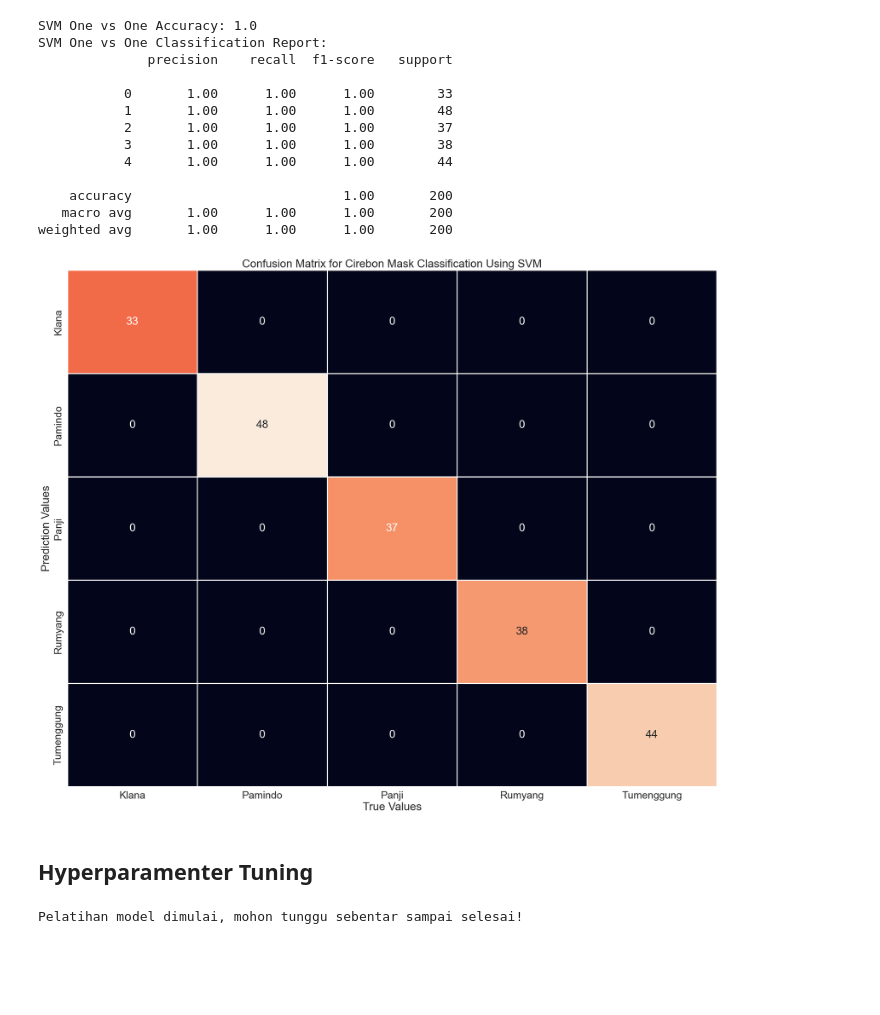
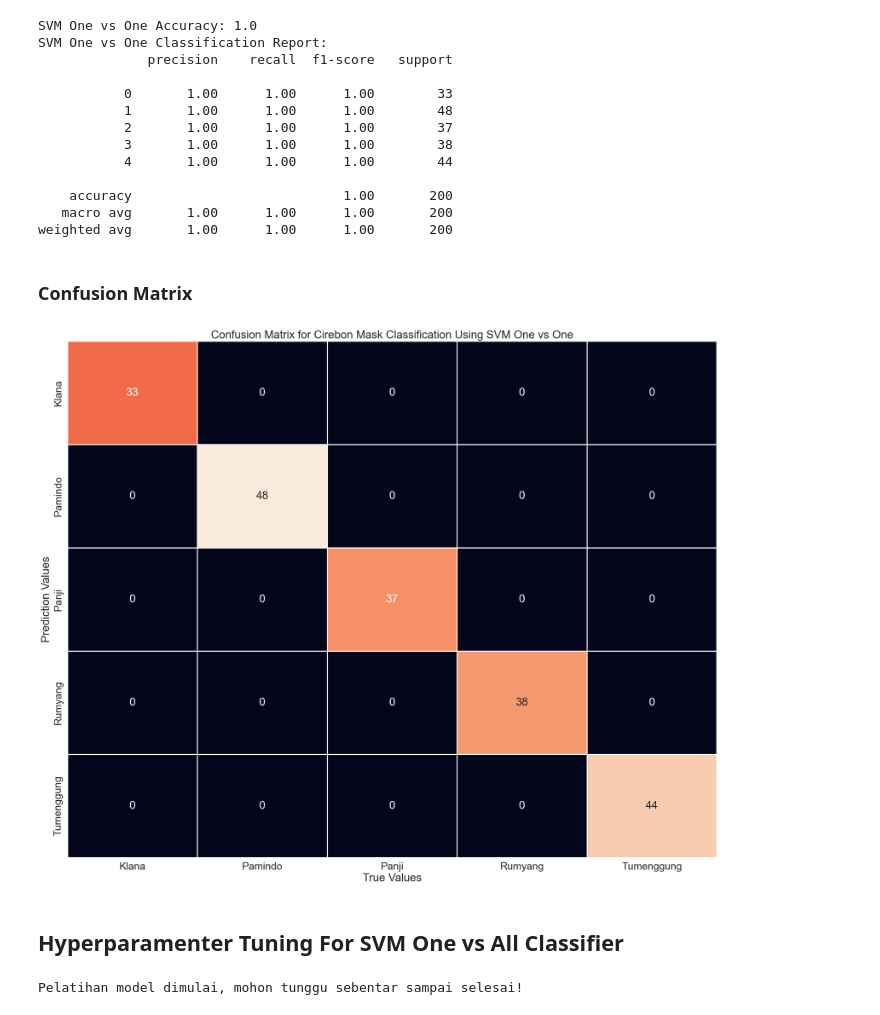
Before and after one commit to fendy07/cirebon_mask, a Jupyter notebook: SVM_Cirebon.ipynb, the cells around one changed output. Saved outputs shown, nothing was run; the diff lists cells and outputs as text; code cells hidden in the pictures; blank space fills up the shorter version.

```diff
--- a/SVM_Cirebon.ipynb
+++ b/SVM_Cirebon.ipynb
@@ -109,5 +136,5 @@ Data Testing :  (200, 28) (200,)
 # %%
 # Modelling with SVM One vs One
-model_svm = SVC(kernel='linear', decision_function_shape='ovo')
+model_svm = SVC(kernel='linear', decision_function_shape='ovo', probability=True)
 model_svm.fit(X_train, y_train)
 # %% [output]
@@ -139,29 +196,31 @@ SVM One vs One Classification Report:
     accuracy                           1.00       200
    macro avg       1.00      1.00      1.00       200
 weighted avg       1.00      1.00      1.00       200
+# %% [markdown]
+### Confusion Matrix
 # %%
 # Confusion Matrix
 class_names = ['Klana',
                'Pamindo',
                'Panji',
                'Rumyang',
                'Tumenggung']
 
 # Plotting a confusion matrix for checking the performance of our model
 Y_pred = model_svm.predict(X_test)
 cm = confusion_matrix(y_test, Y_pred, labels=np.unique(y_test), sample_weight=None)
 
 df_cm = pd.DataFrame(cm, class_names, class_names)
 sns.set(font_scale = 2)
 plt.figure(figsize = (25, 20))
 sns.heatmap(df_cm, annot = True, linewidths = 0.8, fmt = '0.4g', cbar = False)
-plt.title("Confusion Matrix for Cirebon Mask Classification Using SVM")
+plt.title("Confusion Matrix for Cirebon Mask Classification Using SVM One vs One")
 plt.xlabel("True Values")
 plt.ylabel("Prediction Values")
 plt.show()
 # %% [output]
-[figure, old version]
+[figure, new version]
 # %% [markdown]
-## <b>Hyperparamenter Tuning</b>
+## <b>Hyperparamenter Tuning For SVM One vs All Classifier</b>
 # %%
 # Lakukan pemodelan dengan metode SVM secara hyperparameter tuning
```
Also changed, not shown: parts of 19 cells of this notebook, 27 other files.
